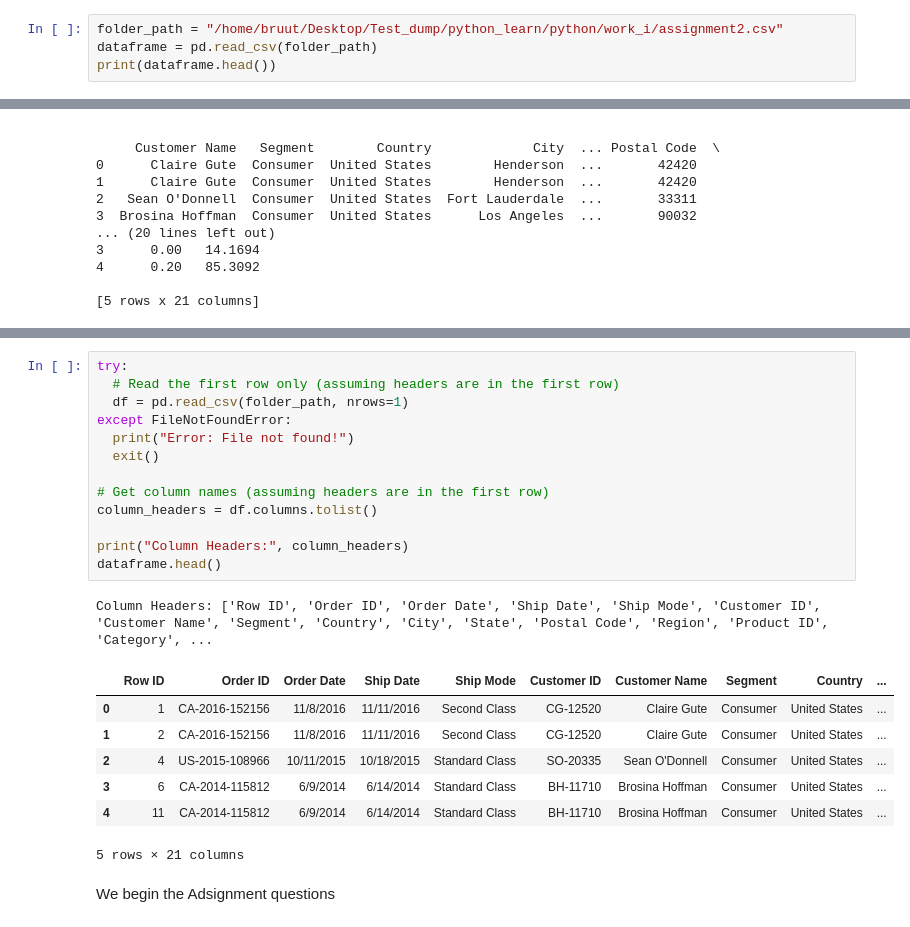
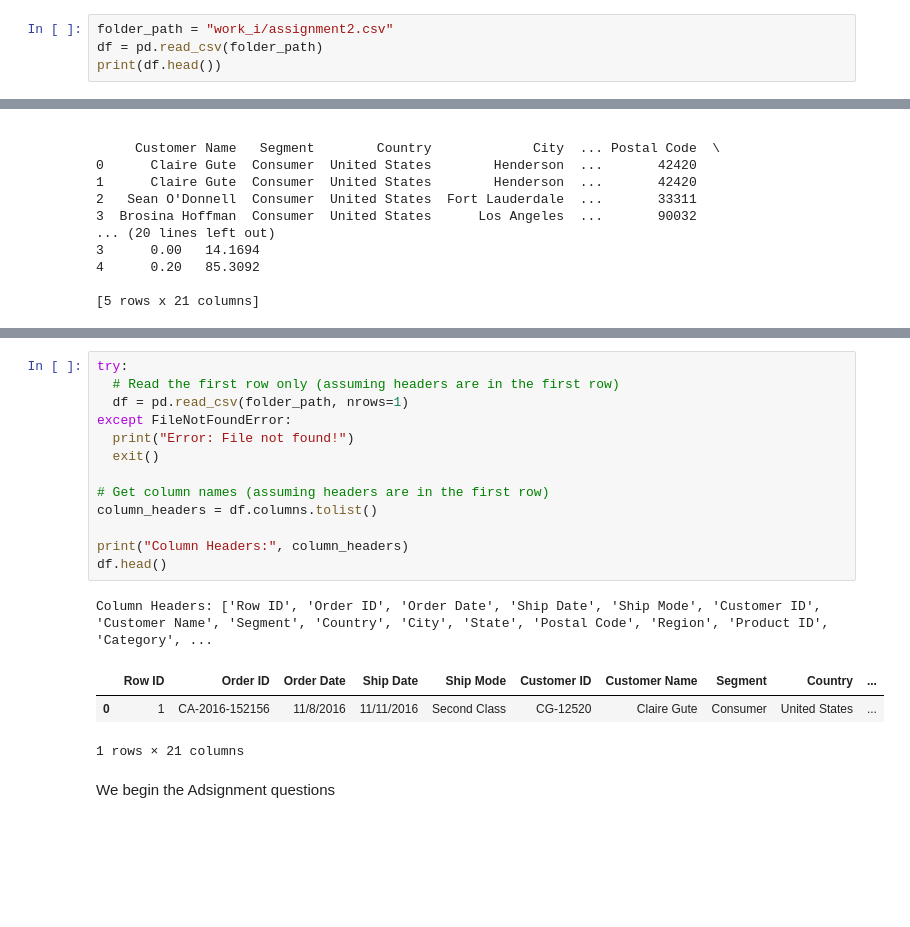
Before and after one commit to juto-shogan/company_stats, a Jupyter notebook: assignment2.ipynb, the cells around one changed output, grey strips where cells are left out. Saved outputs shown, nothing was run; the diff lists cells and outputs as text; blank space fills up the shorter version.

```diff
--- a/assignment2.ipynb
+++ b/assignment2.ipynb
@@ -11,7 +10,7 @@ import os
 # %%
-folder_path = "/home/bruut/Desktop/Test_dump/python_learn/python/work_i/assignment2.csv"
-dataframe = pd.read_csv(folder_path)
-print(dataframe.head())
+folder_path = "work_i/assignment2.csv"
+df = pd.read_csv(folder_path)
+print(df.head())
 # %% [output]
    Row ID        Order ID  Order Date   Ship Date       Ship Mode Customer ID  \
 0       1  CA-2016-152156   11/8/2016  11/11/2016    Second Class    CG-12520
@@ -42,25 +41,21 @@ number of columns 21
 # %%
 try:
   # Read the first row only (assuming headers are in the first row)
   df = pd.read_csv(folder_path, nrows=1)
 except FileNotFoundError:
   print("Error: File not found!")
   exit()
 
 # Get column names (assuming headers are in the first row)
 column_headers = df.columns.tolist()
 
 print("Column Headers:", column_headers)
-dataframe.head()
+df.head()
 # %% [output]
 Column Headers: ['Row ID', 'Order ID', 'Order Date', 'Ship Date', 'Ship Mode', 'Customer ID', 'Customer Name', 'Segment', 'Country', 'City', 'State', 'Postal Code', 'Region', 'Product ID', 'Category', ...
 |  | Row ID | Order ID | Order Date | Ship Date | Ship Mode | Customer ID | Customer Name | Segment | Country | ... |
 | 0 | 1 | CA-2016-152156 | 11/8/2016 | 11/11/2016 | Second Class | CG-12520 | Claire Gute | Consumer | United States | ... |
-| 1 | 2 | CA-2016-152156 | 11/8/2016 | 11/11/2016 | Second Class | CG-12520 | Claire Gute | Consumer | United States | ... |
-| 2 | 4 | US-2015-108966 | 10/11/2015 | 10/18/2015 | Standard Class | SO-20335 | Sean O'Donnell | Consumer | United States | ... |
-| 3 | 6 | CA-2014-115812 | 6/9/2014 | 6/14/2014 | Standard Class | BH-11710 | Brosina Hoffman | Consumer | United States | ... |
-| 4 | 11 | CA-2014-115812 | 6/9/2014 | 6/14/2014 | Standard Class | BH-11710 | Brosina Hoffman | Consumer | United States | ... |
-5 rows × 21 columns
+1 rows × 21 columns
 # %% [markdown]
 We begin the Adsignment questions
 # %% [markdown]
```
Also changed, not shown: parts of 7 cells of this notebook, 1 other file.
